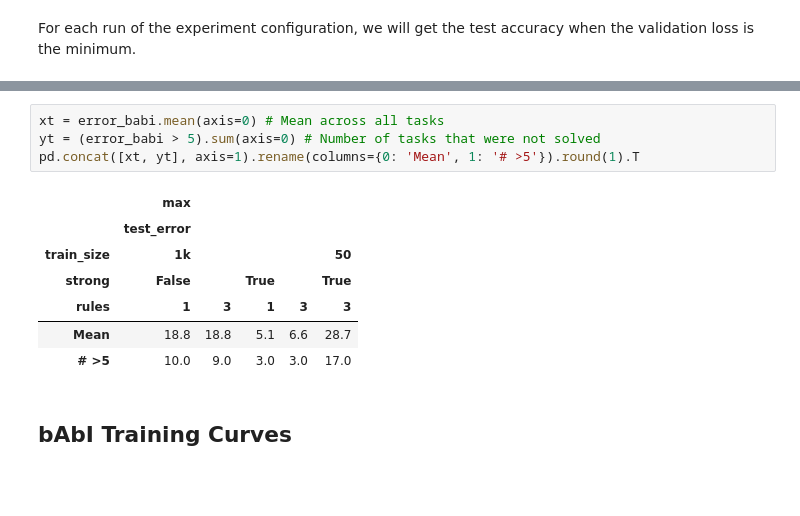
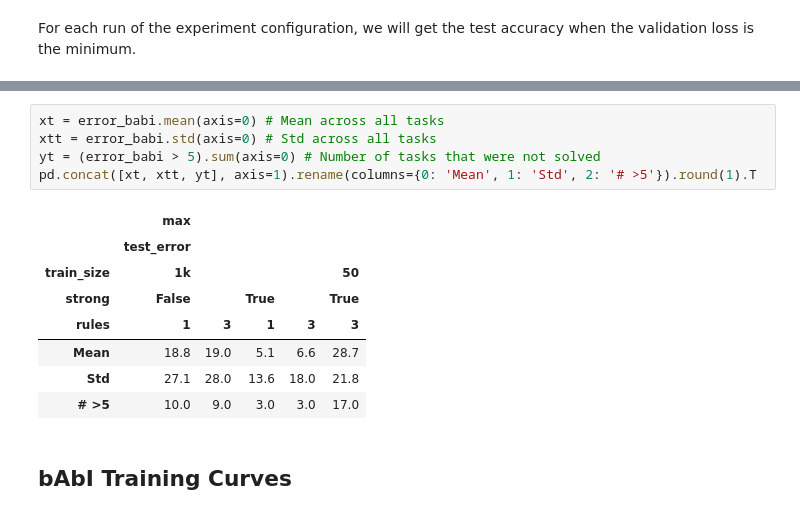
Before and after one commit to nuric/softuni, a Jupyter notebook: analyse_umn.ipynb, the cells around one changed output, grey strips where cells are left out. Cells and saved outputs as stored; diff of their text form; blank space fills up the shorter version.

```diff
--- a/analyse_umn.ipynb
+++ b/analyse_umn.ipynb
@@ -106,15 +106,17 @@ error_babi
 | 20 | 0.0 | 0.0 | 0.0 | 0.0 | 1.8 |
 # %%
 xt = error_babi.mean(axis=0) # Mean across all tasks
+xtt = error_babi.std(axis=0) # Std across all tasks
 yt = (error_babi > 5).sum(axis=0) # Number of tasks that were not solved
-pd.concat([xt, yt], axis=1).rename(columns={0: 'Mean', 1: '# >5'}).round(1).T
+pd.concat([xt, xtt, yt], axis=1).rename(columns={0: 'Mean', 1: 'Std', 2: '# >5'}).round(1).T
 # %% [output]
 |  | max |  |  |  |  |
 |  | test_error |  |  |  |  |
 | train_size | 1k |  |  |  | 50 |
 | strong | False |  | True |  | True |
 | rules | 1 | 3 | 1 | 3 | 3 |
-| Mean | 18.8 | 18.8 | 5.1 | 6.6 | 28.7 |
+| Mean | 18.8 | 19.0 | 5.1 | 6.6 | 28.7 |
+| Std | 27.1 | 28.0 | 13.6 | 18.0 | 21.8 |
 | # >5 | 10.0 | 9.0 | 3.0 | 3.0 | 17.0 |
 # %% [markdown]
 ## bAbI Training Curves
```
Also changed, not shown: parts of 4 cells of this notebook, 1 other file.
